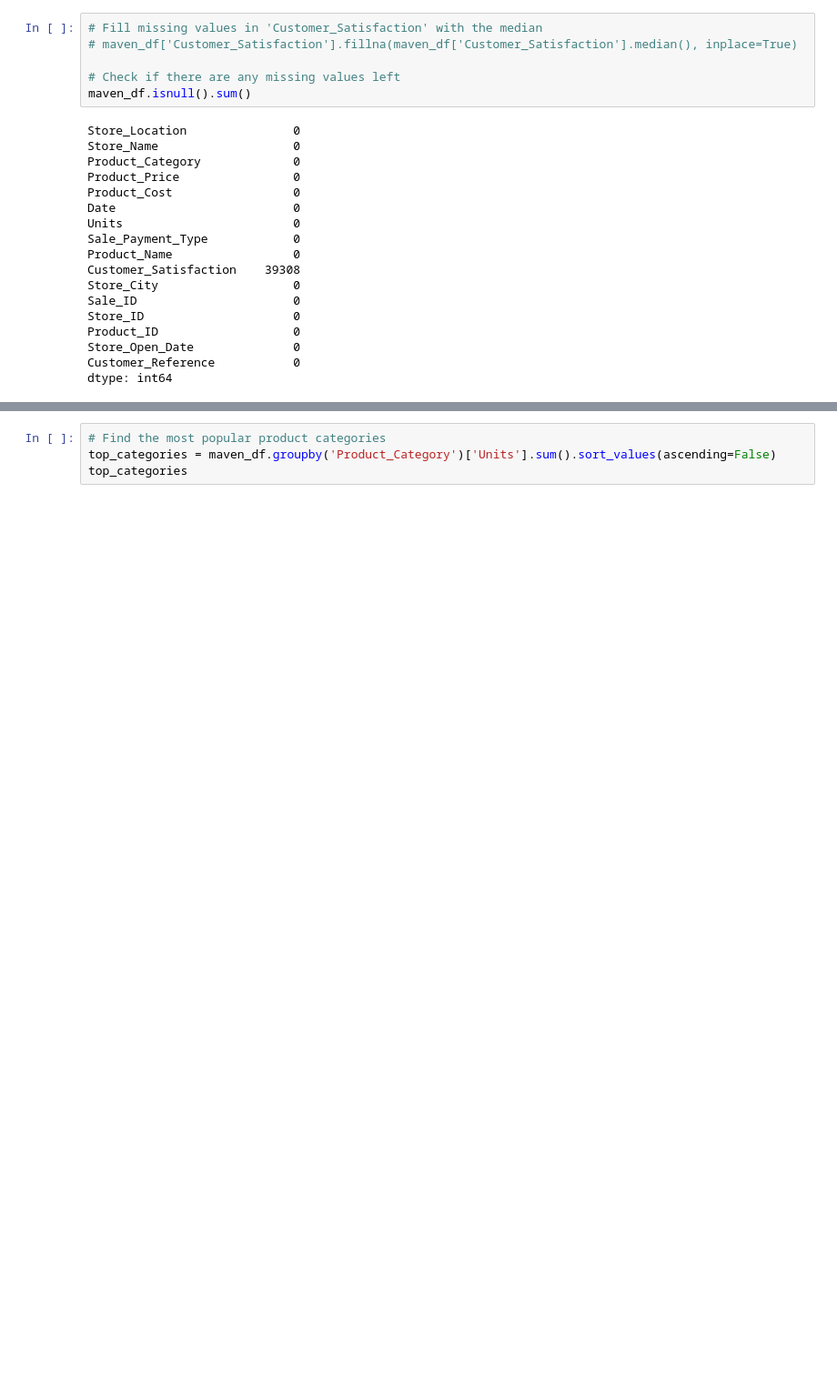
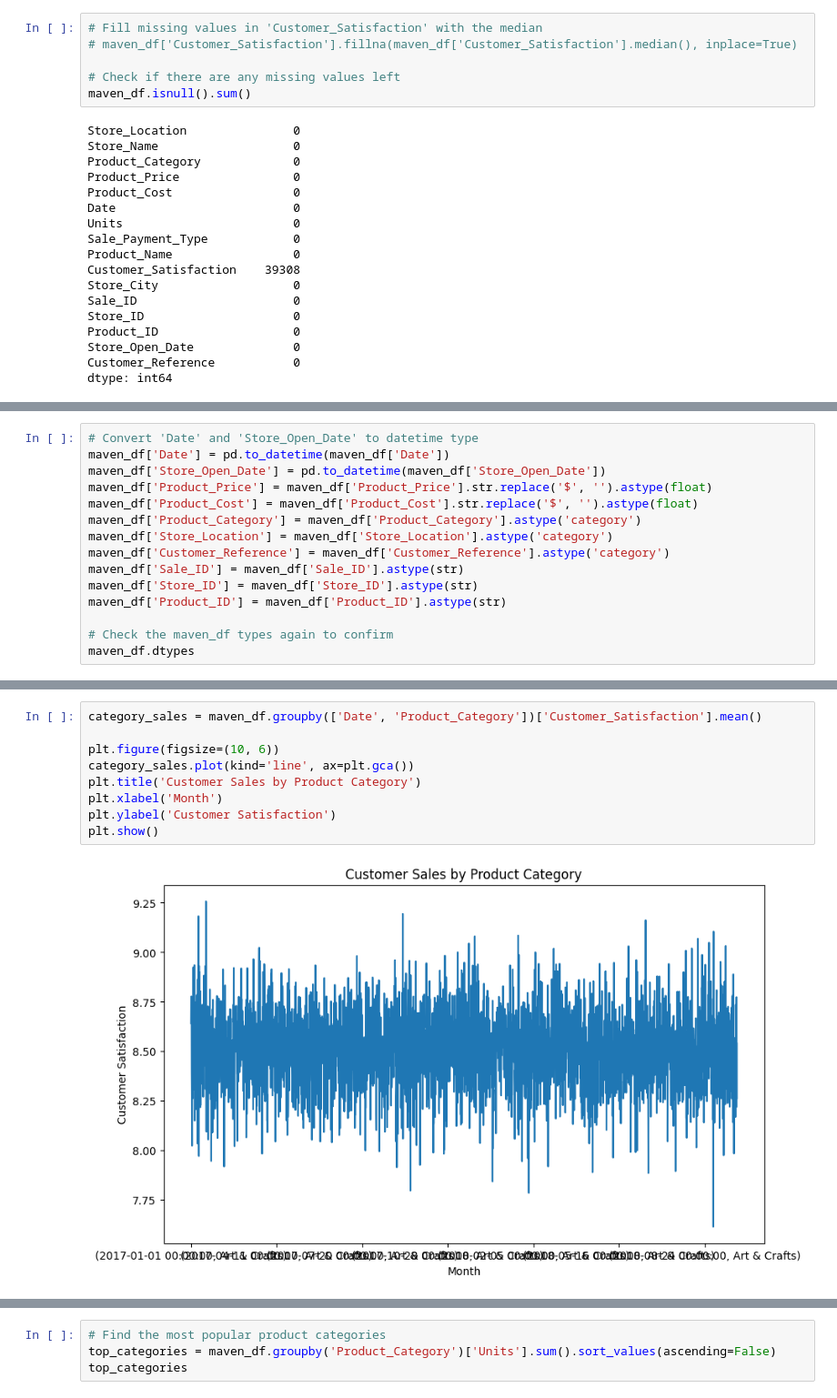
Before and after one commit to tianlan8/maven_toys_analysis, a Jupyter notebook: Maven_Toys_Data_Analysis.ipynb, the cells around one changed output, grey strips where cells are left out. Shown: that part at 91% size. Cells and saved outputs as stored; diff of their text form; blank space fills up the shorter version.

```diff
--- a/Maven_Toys_Data_Analysis.ipynb
+++ b/Maven_Toys_Data_Analysis.ipynb
@@ -108,0 +104,15 @@ dtype: object
+# %%
+# Convert 'Date' and 'Store_Open_Date' to datetime type
+maven_df['Date'] = pd.to_datetime(maven_df['Date'])
+maven_df['Store_Open_Date'] = pd.to_datetime(maven_df['Store_Open_Date'])
+maven_df['Product_Price'] = maven_df['Product_Price'].str.replace('$', '').astype(float)
+maven_df['Product_Cost'] = maven_df['Product_Cost'].str.replace('$', '').astype(float)
+maven_df['Product_Category'] = maven_df['Product_Category'].astype('category')
+maven_df['Store_Location'] = maven_df['Store_Location'].astype('category')
+maven_df['Customer_Reference'] = maven_df['Customer_Reference'].astype('category')
+maven_df['Sale_ID'] = maven_df['Sale_ID'].astype(str)
+maven_df['Store_ID'] = maven_df['Store_ID'].astype(str)
+maven_df['Product_ID'] = maven_df['Product_ID'].astype(str)
+
+# Check the maven_df types again to confirm
+maven_df.dtypes
@@ -109 +137,12 @@ dtype: object
+# %%
+category_sales = maven_df.groupby(['Date', 'Product_Category'])['Customer_Satisfaction'].mean()
+
+plt.figure(figsize=(10, 6))
+category_sales.plot(kind='line', ax=plt.gca())
+plt.title('Customer Sales by Product Category')
+plt.xlabel('Month')
+plt.ylabel('Customer Satisfaction')
+plt.show()
+# %% [output]
+[figure, added]
 # %%
```
Also changed, not shown: parts of 9 cells of this notebook.
